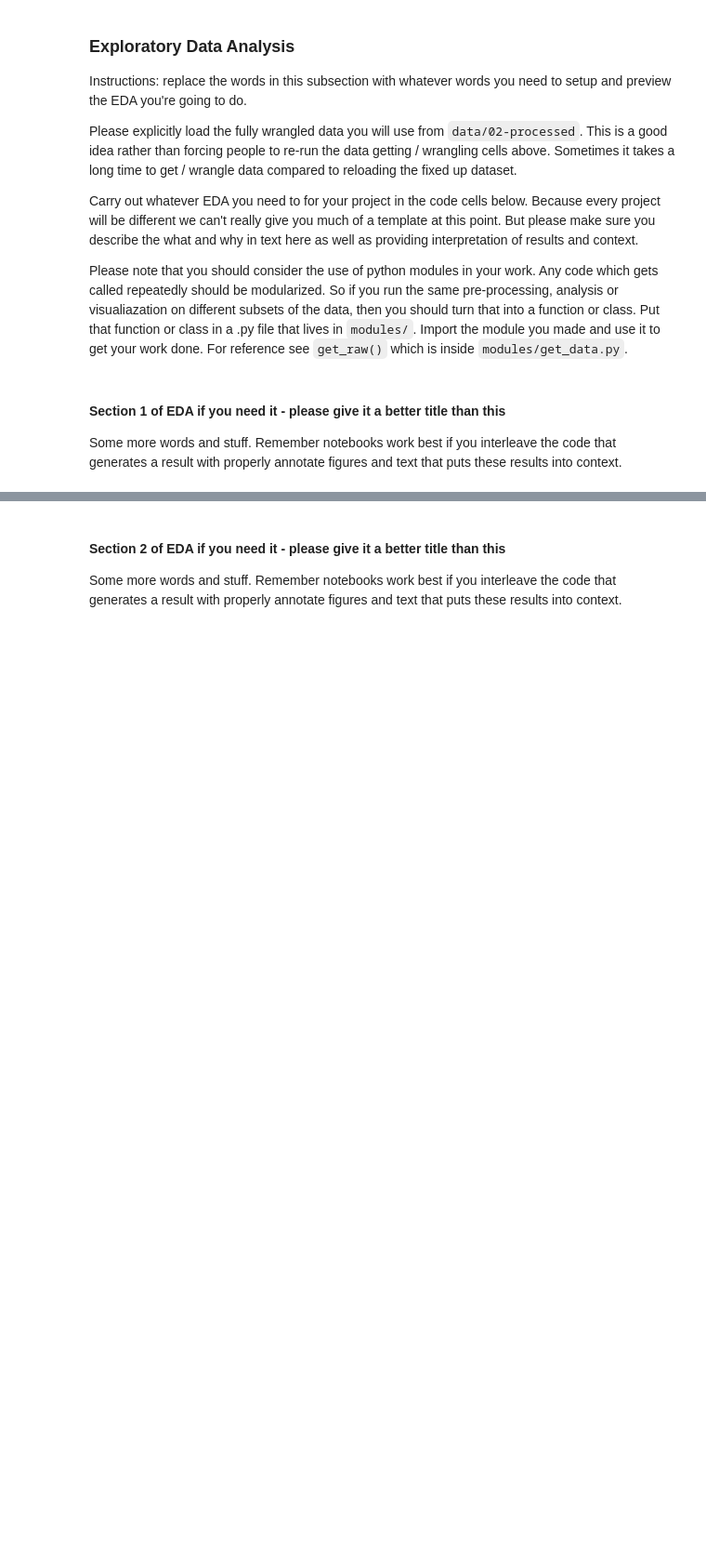
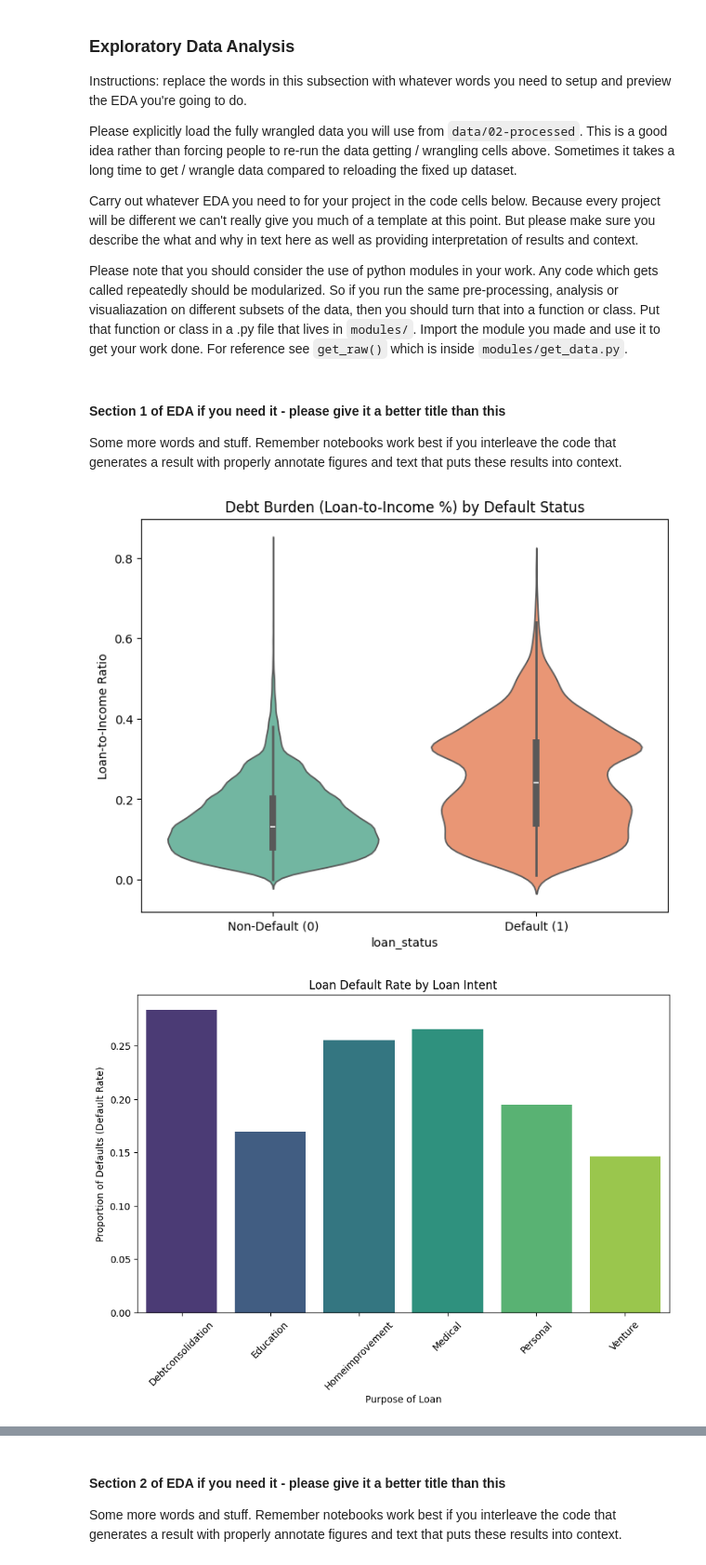
Before and after one commit to COGS108/Group131_WI26, a Jupyter notebook: 02-EDACheckpoint.ipynb, the cells around one changed output, grey strips where cells are left out. Shown at 93% size. Cells and saved outputs as stored; diff of their text form; code cells hidden in the pictures; blank space fills up the shorter version.

Commit message:
added 3 plots

```diff
--- a/02-EDACheckpoint.ipynb
+++ b/02-EDACheckpoint.ipynb
@@ -264,0 +262,38 @@ Some more words and stuff.  Remember notebooks work best if you interleave the c
+# %%
+import pandas as pd
+import seaborn as sns
+import matplotlib.pyplot as plt
+
+# explicitly load wrangled data
+df = pd.read_csv('data/02-processed/credit_risk_clean.csv')
+
+# example plot 3
+plt.figure(figsize=(8, 6))
+sns.violinplot(data=df, x='loan_status', y='loan_percent_income', palette='Set2', hue='loan_status', legend=False)
+plt.title('Debt Burden (Loan-to-Income %) by Default Status')
+plt.xticks([0, 1], ['Non-Default (0)', 'Default (1)'])
+plt.ylabel('Loan-to-Income Ratio')
+plt.show()
+
+# example plot 1
+# calculate loan default rate by loan intent
+intent_defaults = df.groupby('loan_intent')['loan_status'].mean().reset_index()
+plt.figure(figsize=(10, 6))
+sns.barplot(data=intent_defaults, x='loan_intent', y='loan_status', palette='viridis', hue='loan_intent', legend=False)
+plt.title('Loan Default Rate by Loan Intent')
+plt.ylabel('Proportion of Defaults (Default Rate)')
+plt.xlabel('Purpose of Loan')
+plt.xticks(rotation=45)
+plt.show()
+
+# example plot 2
+plt.figure(figsize=(10, 6))
+home_defaults = df.groupby('person_home_ownership')['loan_status'].mean().sort_values()
+sns.barplot(x=home_defaults.index, y=home_defaults.values, palette='viridis', hue=home_defaults.index, legend=False)
+plt.title('Loan Default Rate by Home Ownership Status')
+plt.ylabel('Proportion of Defaults')
+plt.xlabel('Home Ownership Type')
+plt.show()
+# %% [output]
+[figure, added]
+[figure, added]
```
Also changed, not shown: parts of 2 cells of this notebook.
